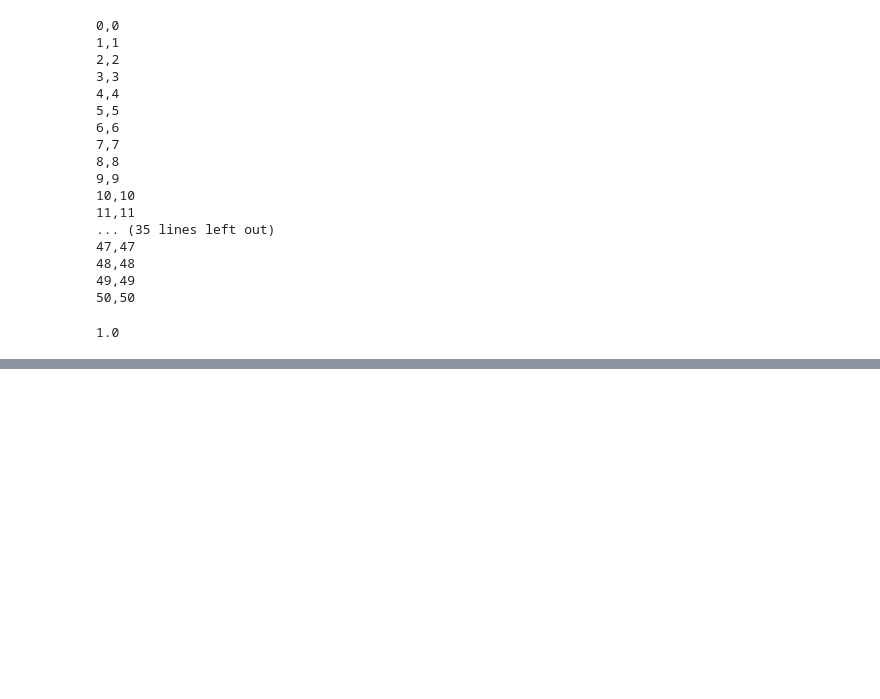
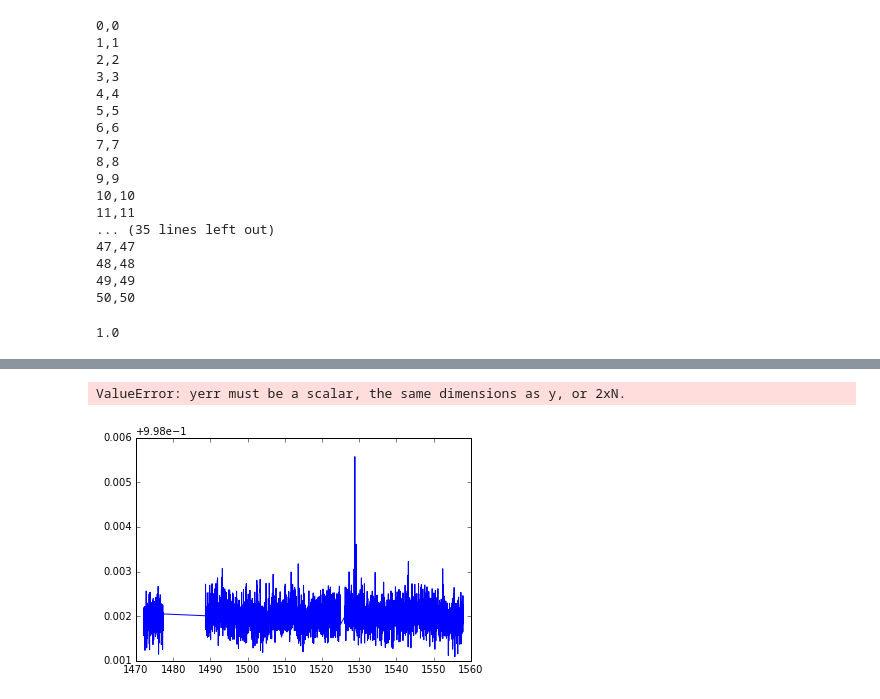
Before and after one commit to d-giles/KeplerML, a Jupyter notebook: Work Space.ipynb, the cells around one changed output, grey strips where cells are left out. Saved outputs shown, nothing was run; the diff lists cells and outputs as text; code cells hidden in the pictures; blank space fills up the shorter version.

```diff
--- a/Work Space.ipynb
+++ b/Work Space.ipynb
@@ -1208,0 +1201,9 @@ for i in range(100):
+# %%
+%matplotlib inline
+i=1
+plt.plot(lcarr1[i][0],lcarr1[i][1])
+plt.errorbar(lcarr1[i][0],lcarr[i][1],yerr=lcarr1[i][2])
+plt.show()
+# %% [output]
+ValueError: yerr must be a scalar, the same dimensions as y, or 2xN.
+[figure, added]
```
Also changed, not shown: parts of 5 cells of this notebook.
